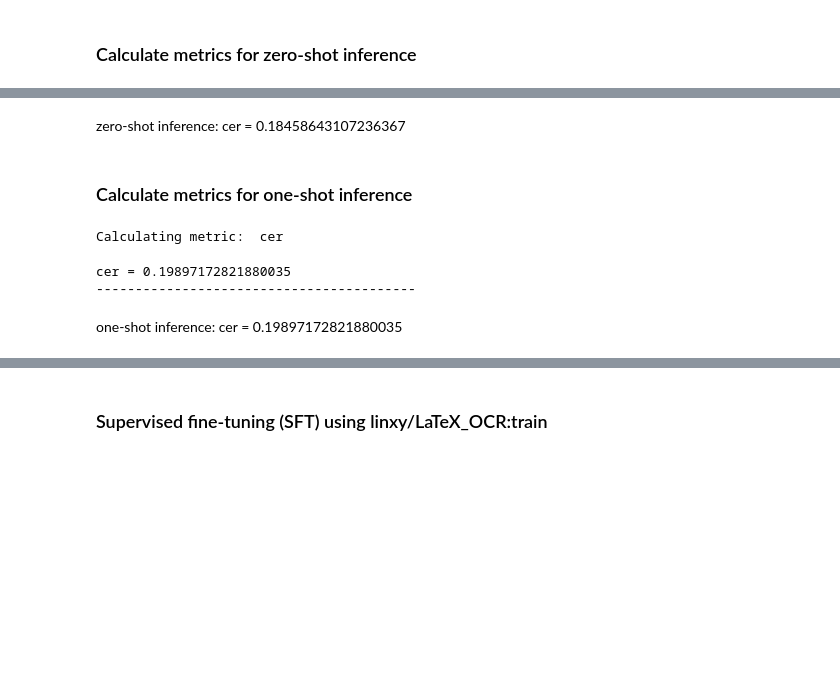
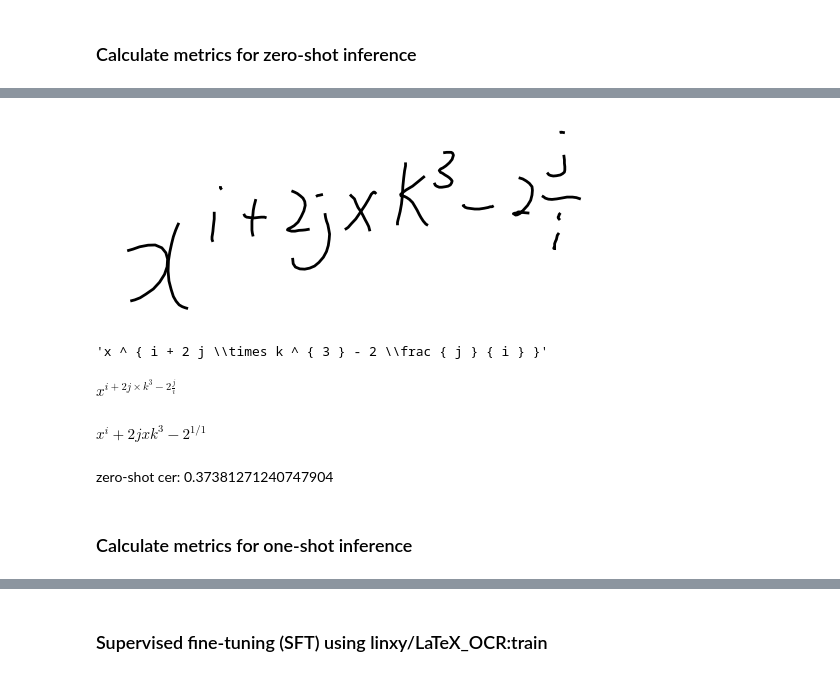
Before and after one commit to vys-leon/vlm-handwriting-to-latex, a Jupyter notebook: notebooks/training_evaluation.ipynb, the cells around one changed output, grey strips where cells are left out. Cells and saved outputs as stored; diff of their text form; code cells hidden in the pictures; blank space fills up the shorter version.

```diff
--- a/notebooks/training_evaluation.ipynb
+++ b/notebooks/training_evaluation.ipynb
@@ -236,21 +364,20 @@ cer = 0.18458643107236367
+# %%
+test_dataset_linxy[56]["image"]
+# %% [output]
+[figure, added]
+# %%
+test_dataset_linxy[56]["text"]
+# %% [output]
+'x ^ { i + 2 j \\times k ^ { 3 } - 2 \\frac { j } { i } }'
+# %%
+display(Math(test_dataset_linxy[56]["text"]))
+# %% [output]
+$\displaystyle x ^ { i + 2 j \times k ^ { 3 } - 2 \frac { j } { i } }$
+# %%
+display(Math(results.iloc[56, :]["prediction"]))
+# %% [output]
+$\displaystyle x^i + 2jxk^3 - 2^{1/1}$
 # %% [markdown]
-zero-shot inference: cer = 0.18458643107236367
+zero-shot cer: 0.37381271240747904
 # %% [markdown]
 ### Calculate metrics for one-shot inference
-# %%
-# @title
-train_examples = [train_dataset_linxy[0]]
-# one_shot_metrics = {'cer': 0., 'bleu': 0., 'rouge': 0.}
-one_shot_metrics = {'cer': 0.}
-for metric in one_shot_metrics.keys():
-  print('Calculating metric: ', metric)
-  value = evaluate_model(test_dataset_linxy, scoring=metric, examples=train_examples, mode='_1shot')
-  one_shot_metrics[metric] = value
-  print(f"{metric} = {value}")
-  print('-----------------------------------------')
-# %% [output]
-Calculating metric:  cer
-cer = 0.19897172821880035
------------------------------------------
-# %% [markdown]
-one-shot inference: cer = 0.19897172821880035
```
Also changed, not shown: parts of 85 cells of this notebook, 9 other files.
